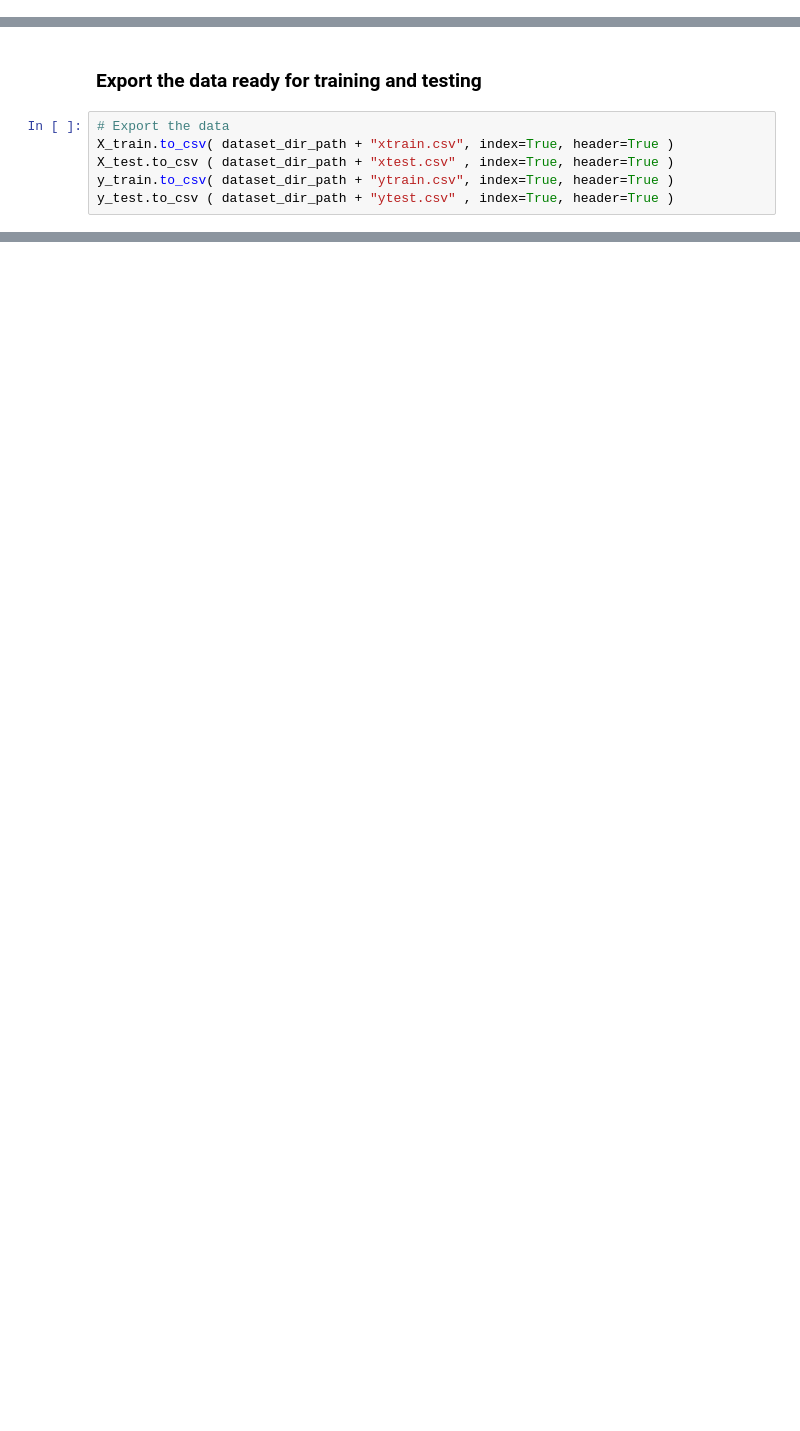
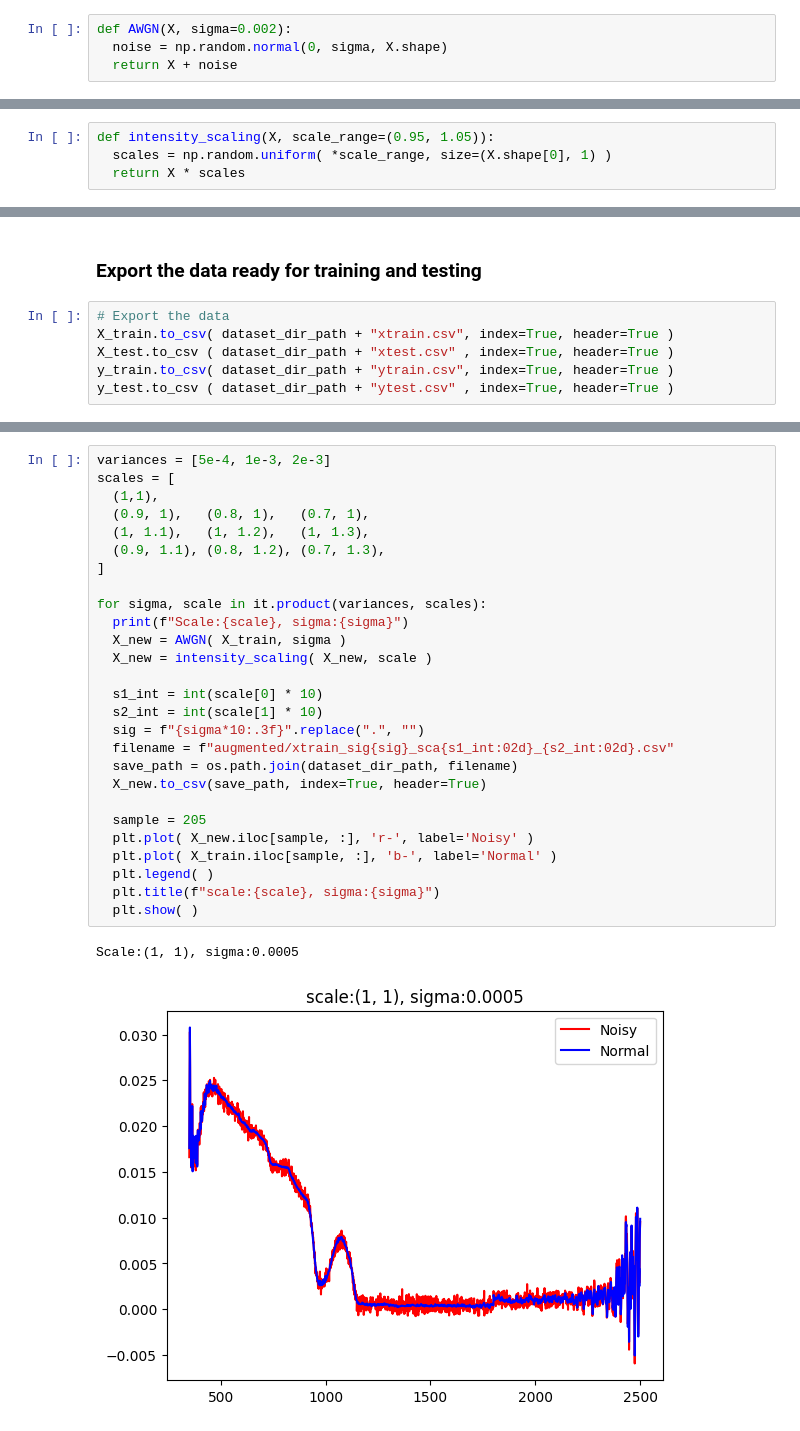
Before and after one commit to FDanielPacheco/plastic-material-classification-hyperspectral-data, a Jupyter notebook: scripts/preproc.ipynb, the cells around one changed output, grey strips where cells are left out. Saved outputs shown, nothing was run; the diff lists cells and outputs as text; blank space fills up the shorter version.

```diff
--- a/scripts/preproc.ipynb
+++ b/scripts/preproc.ipynb
@@ -323,0 +333,4 @@ Name: count, dtype: int64
+# %%
+def AWGN(X, sigma=0.002):
+  noise = np.random.normal(0, sigma, X.shape)
+  return X + noise
@@ -323,0 +343,4 @@ Name: count, dtype: int64
+# %%
+def intensity_scaling(X, scale_range=(0.95, 1.05)):
+  scales = np.random.uniform( *scale_range, size=(X.shape[0], 1) )
+  return X * scales
@@ -331,0 +380,30 @@ y_test.to_csv ( dataset_dir_path + "ytest.csv" , index=True, header=True )
+# %%
+variances = [5e-4, 1e-3, 2e-3]
+scales = [
+  (1,1),
+  (0.9, 1),   (0.8, 1),   (0.7, 1),
+  (1, 1.1),   (1, 1.2),   (1, 1.3),
+  (0.9, 1.1), (0.8, 1.2), (0.7, 1.3),
+]
+
+for sigma, scale in it.product(variances, scales):
+  print(f"Scale:{scale}, sigma:{sigma}")
+  X_new = AWGN( X_train, sigma )
+  X_new = intensity_scaling( X_new, scale )
+
+  s1_int = int(scale[0] * 10)
+  s2_int = int(scale[1] * 10)
+  sig = f"{sigma*10:.3f}".replace(".", "")
+  filename = f"augmented/xtrain_sig{sig}_sca{s1_int:02d}_{s2_int:02d}.csv"
+  save_path = os.path.join(dataset_dir_path, filename)
+  X_new.to_csv(save_path, index=True, header=True)
+
+  sample = 205
+  plt.plot( X_new.iloc[sample, :], 'r-', label='Noisy' )
+  plt.plot( X_train.iloc[sample, :], 'b-', label='Normal' )
+  plt.legend( )
+  plt.title(f"scale:{scale}, sigma:{sigma}")
+  plt.show( )
+# %% [output]
+Scale:(1, 1), sigma:0.0005
+[figure, added]
```
Also changed, not shown: parts of 7 cells of this notebook.
